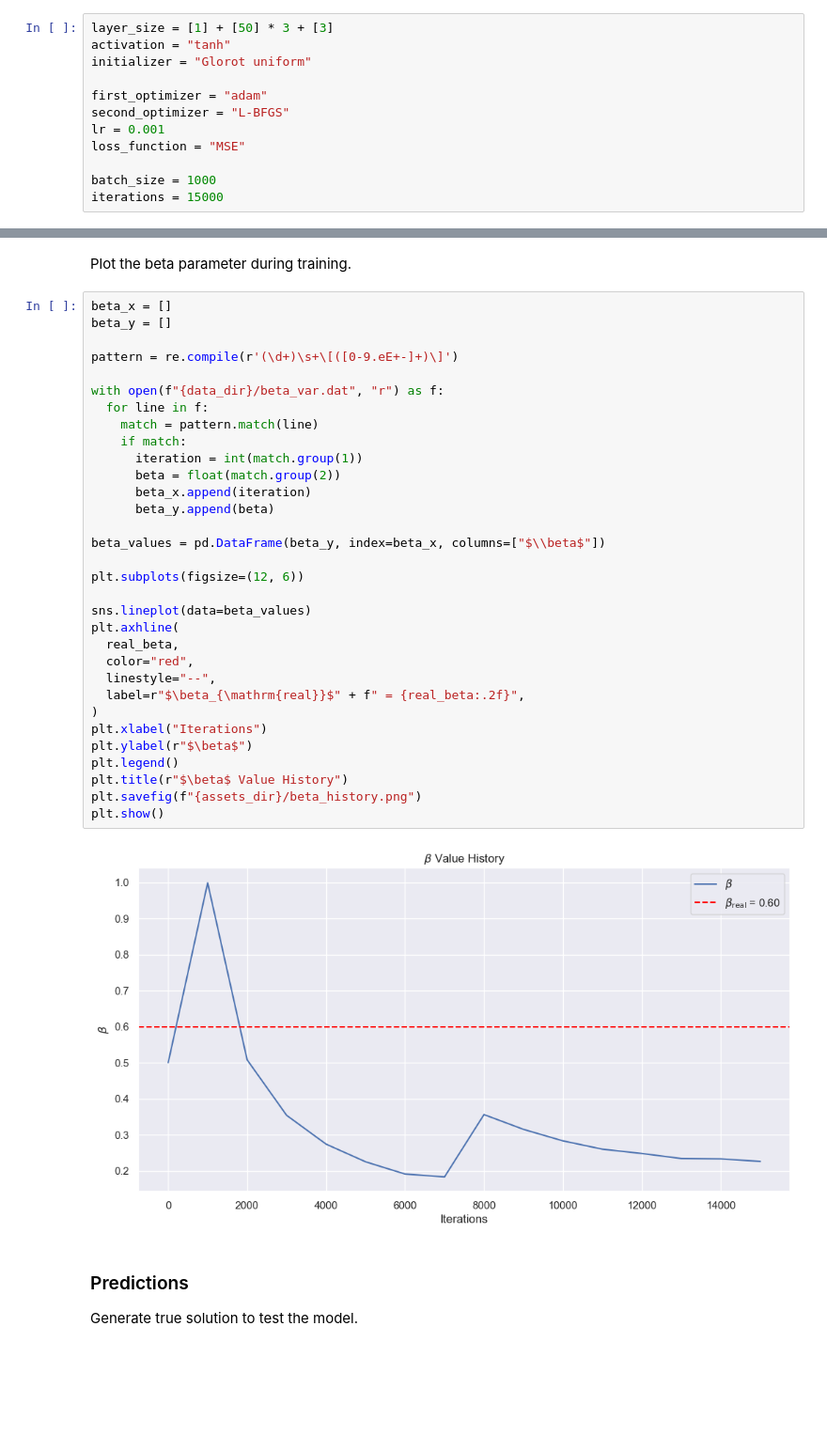
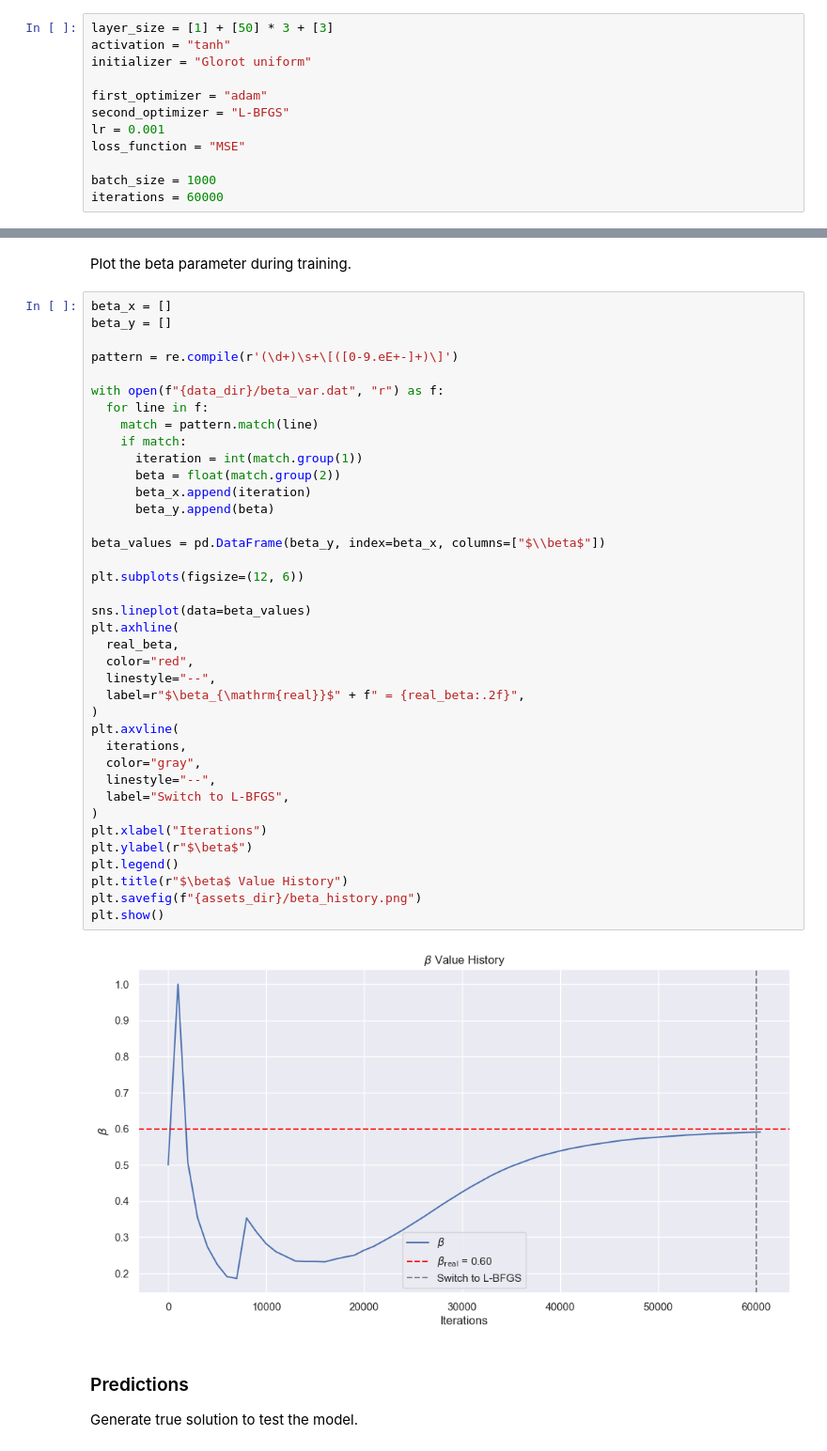
Before and after one commit to GiacomoGuidotto/sir-pinn, a Jupyter notebook: src/contant_rate/merged/merged.ipynb, the cells around one changed output, grey strips where cells are left out. Shown at 94% size. Saved outputs shown, nothing was run; the diff lists cells and outputs as text; blank space fills up the shorter version.

```diff
--- a/src/contant_rate/merged/merged.ipynb
+++ b/src/contant_rate/merged/merged.ipynb
@@ -176,7 +180,7 @@ lr = 0.001
 loss_function = "MSE"
 
 batch_size = 1000
-iterations = 15000
+iterations = 60000
 # %% [markdown]
 ### Model definition
 
@@ -369,34 +371,40 @@ beta_y = []
 
 pattern = re.compile(r'(\d+)\s+\[([0-9.eE+-]+)\]')
 
 with open(f"{data_dir}/beta_var.dat", "r") as f:
   for line in f:
     match = pattern.match(line)
     if match:
       iteration = int(match.group(1))
       beta = float(match.group(2))
       beta_x.append(iteration)
       beta_y.append(beta)
 
 beta_values = pd.DataFrame(beta_y, index=beta_x, columns=["$\\beta$"])
 
 plt.subplots(figsize=(12, 6))
 
 sns.lineplot(data=beta_values)
 plt.axhline(
   real_beta,
   color="red",
   linestyle="--",
   label=r"$\beta_{\mathrm{real}}$" + f" = {real_beta:.2f}",
 )
+plt.axvline(
+  iterations,
+  color="gray",
+  linestyle="--",
+  label="Switch to L-BFGS",
+)
 plt.xlabel("Iterations")
 plt.ylabel(r"$\beta$")
 plt.legend()
 plt.title(r"$\beta$ Value History")
 plt.savefig(f"{assets_dir}/beta_history.png")
 plt.show()
 # %% [output]
-[figure, old version]
+[figure, new version]
 # %% [markdown]
 ### Predictions
 
```
Also changed, not shown: parts of 7 cells of this notebook, 17 other files.
